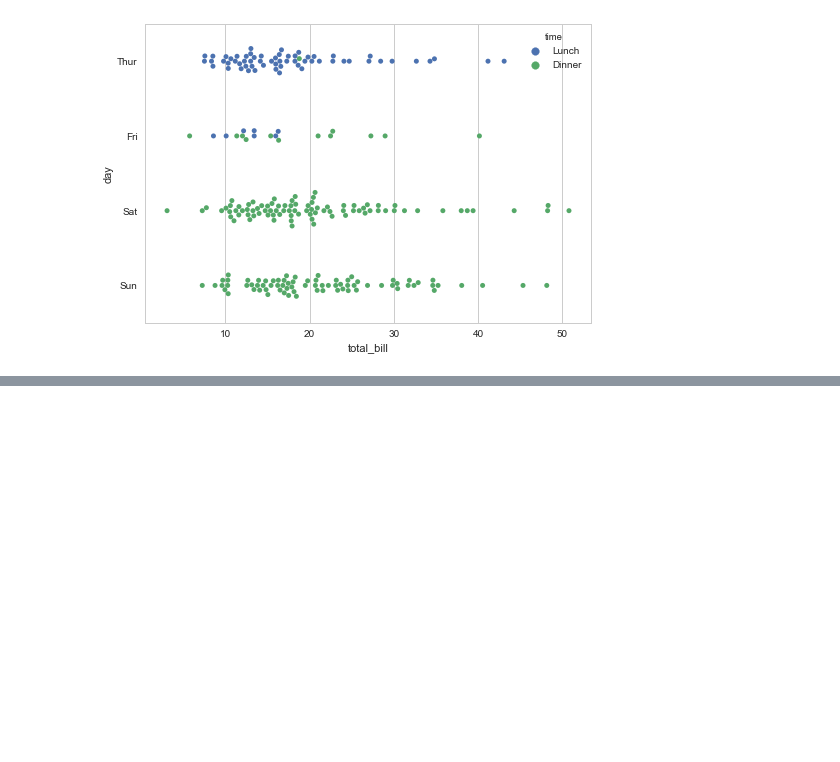
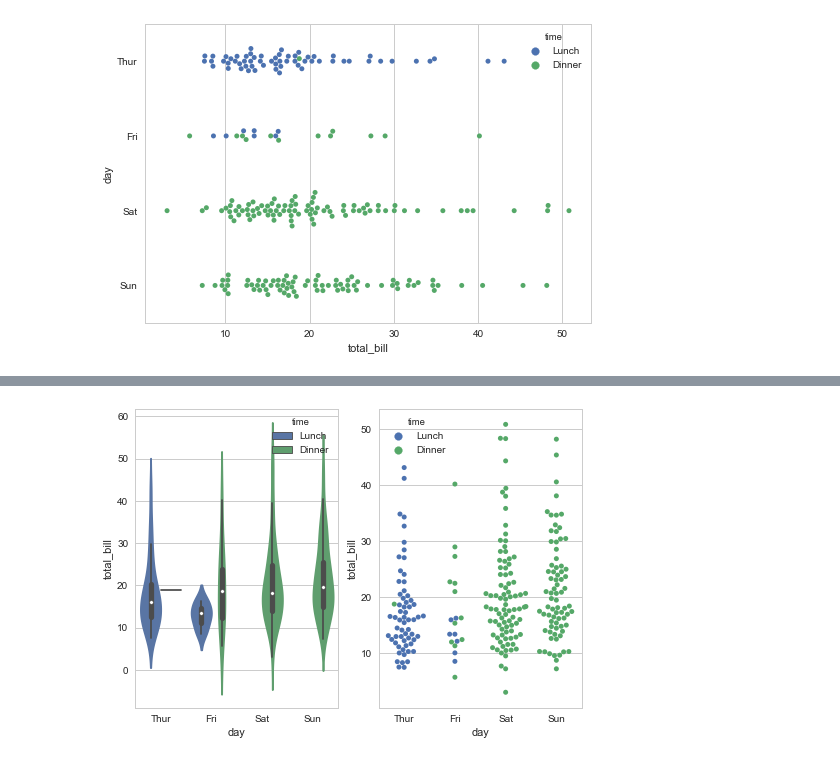
Before and after one commit to WarmingWang/reptiles_gh, a Jupyter notebook: Machine Learning/seaborn/Ch02S02_Plotting_Functions-Plotting_categorical_data.ipynb, the cells around one changed output, grey strips where cells are left out. Saved outputs shown, nothing was run; the diff lists cells and outputs as text; code cells hidden in the pictures; blank space fills up the shorter version.

```diff
--- a/Machine Learning/seaborn/Ch02S02_Plotting_Functions-Plotting_categorical_data.ipynb
+++ b/Machine Learning/seaborn/Ch02S02_Plotting_Functions-Plotting_categorical_data.ipynb
@@ -68,0 +94,7 @@ sns.swarmplot(x="total_bill", y="day", hue="time", data=tips);
+# %%
+plt.subplot(121)
+sns.violinplot(x="day", y="total_bill", hue="time", data=tips);
+plt.subplot(122)
+sns.swarmplot(x="day", y="total_bill", hue="time", data=tips);
+# %% [output]
+[figure, added]
```
Also changed, not shown: parts of 20 cells of this notebook.
